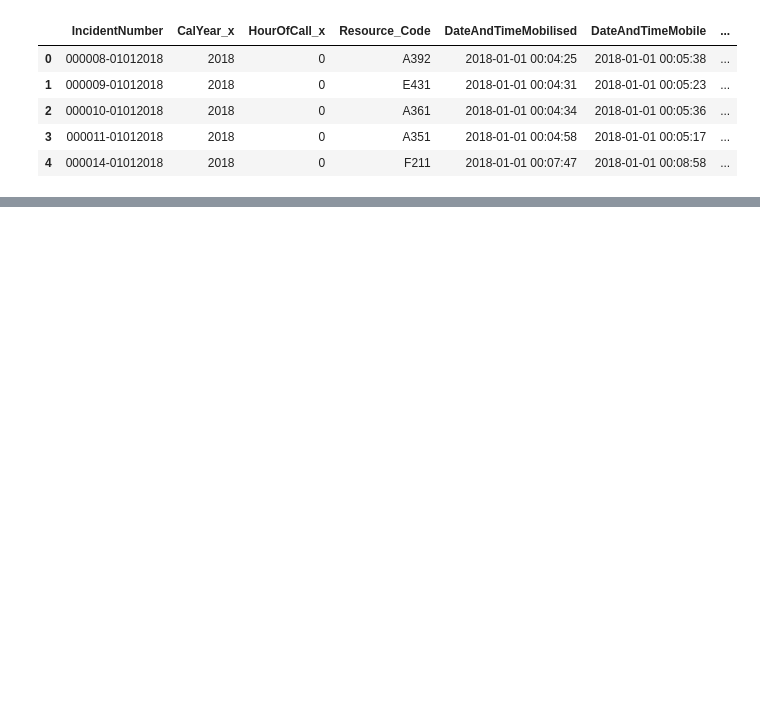
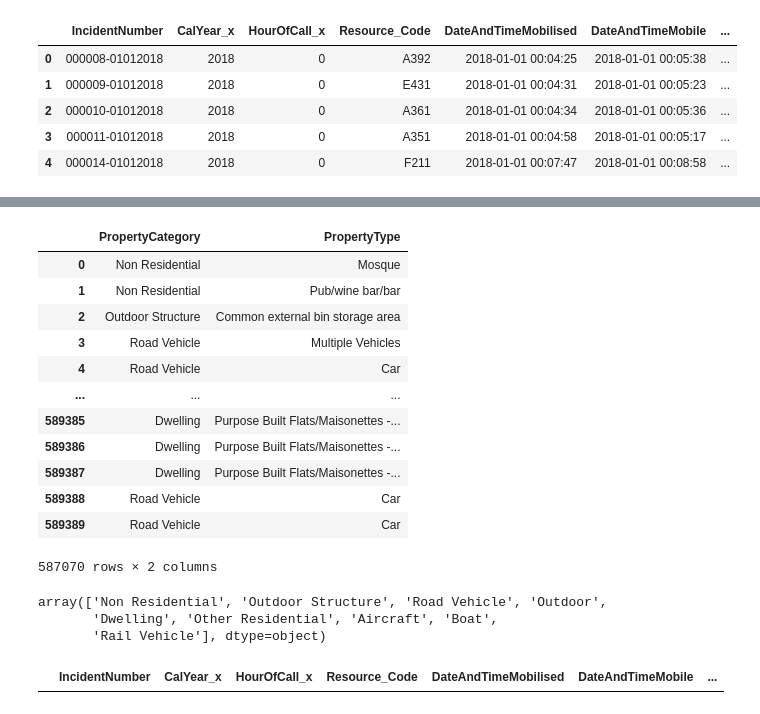
Before and after one commit to ludomare/London-Pumpy, a Jupyter notebook: 02 Importation & nettoyage données.ipynb, the cells around one changed output, grey strips where cells are left out. Cells and saved outputs as stored; diff of their text form; code cells hidden in the pictures; blank space fills up the shorter version.

Commit message:
avec boucle propertyType // à nettoyer

```diff
--- a/02 Importation & nettoyage données.ipynb
+++ b/02 Importation & nettoyage données.ipynb
@@ -982,3 +987,6 @@ df.head()
 | 2 | 000010-01012018 | 2018 | 0 | A361 | 2018-01-01 00:04:34 | 2018-01-01 00:05:36 | ... |
 | 3 | 000011-01012018 | 2018 | 0 | A351 | 2018-01-01 00:04:58 | 2018-01-01 00:05:17 | ... |
 | 4 | 000014-01012018 | 2018 | 0 | F211 | 2018-01-01 00:07:47 | 2018-01-01 00:08:58 | ... |
+# %%
+for i in df.PropertyCategory.unique():
+    df[i]=np.nan
@@ -984,0 +1003,3 @@ df.head()
+# %%
+for i in df[df.PropertyCategory.str.contains('Dwelling')] .index:
+    df.loc[i,'Dwelling']=df.loc[i]['PropertyType']
@@ -984,0 +1033,2 @@ df.head()
+# %%
+df['Dwelling'] = np.where(df.PropertyCategory.str.contains('Dwelling'),-1 , df.c2)
@@ -984,0 +1037,2 @@ df.head()
+# %%
+df.loc[df.PropertyCategory.str.contains('Dwelling'), 'c2'] = -1
@@ -984,0 +1057,22 @@ df.head()
+# %%
+df.loc[:,['PropertyCategory','PropertyType']]
+# %% [output]
+|  | PropertyCategory | PropertyType |
+| 0 | Non Residential | Mosque |
+| 1 | Non Residential | Pub/wine bar/bar |
+| 2 | Outdoor Structure | Common external bin storage area |
+| 3 | Road Vehicle | Multiple Vehicles |
+| 4 | Road Vehicle | Car |
+| ... | ... | ... |
+| 589385 | Dwelling | Purpose Built Flats/Maisonettes -... |
+| 589386 | Dwelling | Purpose Built Flats/Maisonettes -... |
+| 589387 | Dwelling | Purpose Built Flats/Maisonettes -... |
+| 589388 | Road Vehicle | Car |
+| 589389 | Road Vehicle | Car |
+587070 rows × 2 columns
+# %%
+category=df.PropertyCategory.unique()
+# %% [output]
+array(['Non Residential', 'Outdoor Structure', 'Road Vehicle', 'Outdoor',
+       'Dwelling', 'Other Residential', 'Aircraft', 'Boat',
+       'Rail Vehicle'], dtype=object)
@@ -984,0 +1091,4 @@ df.head()
+# %%
+df[df.Dwelling=='not concern']
+# %% [output]
+|  | IncidentNumber | CalYear_x | HourOfCall_x | Resource_Code | DateAndTimeMobilised | DateAndTimeMobile | ... |
```
Also changed, not shown: parts of 28 cells of this notebook.
